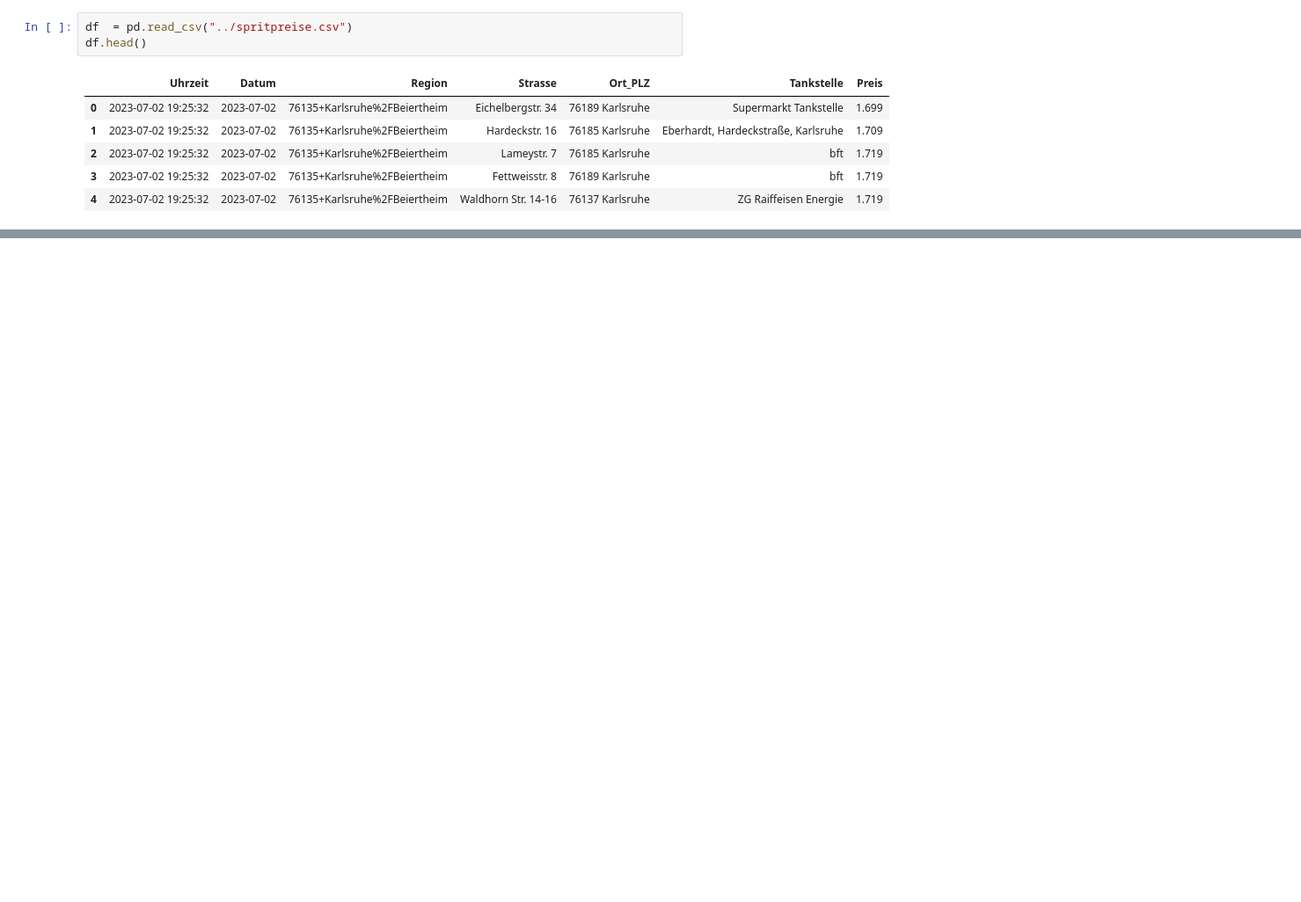
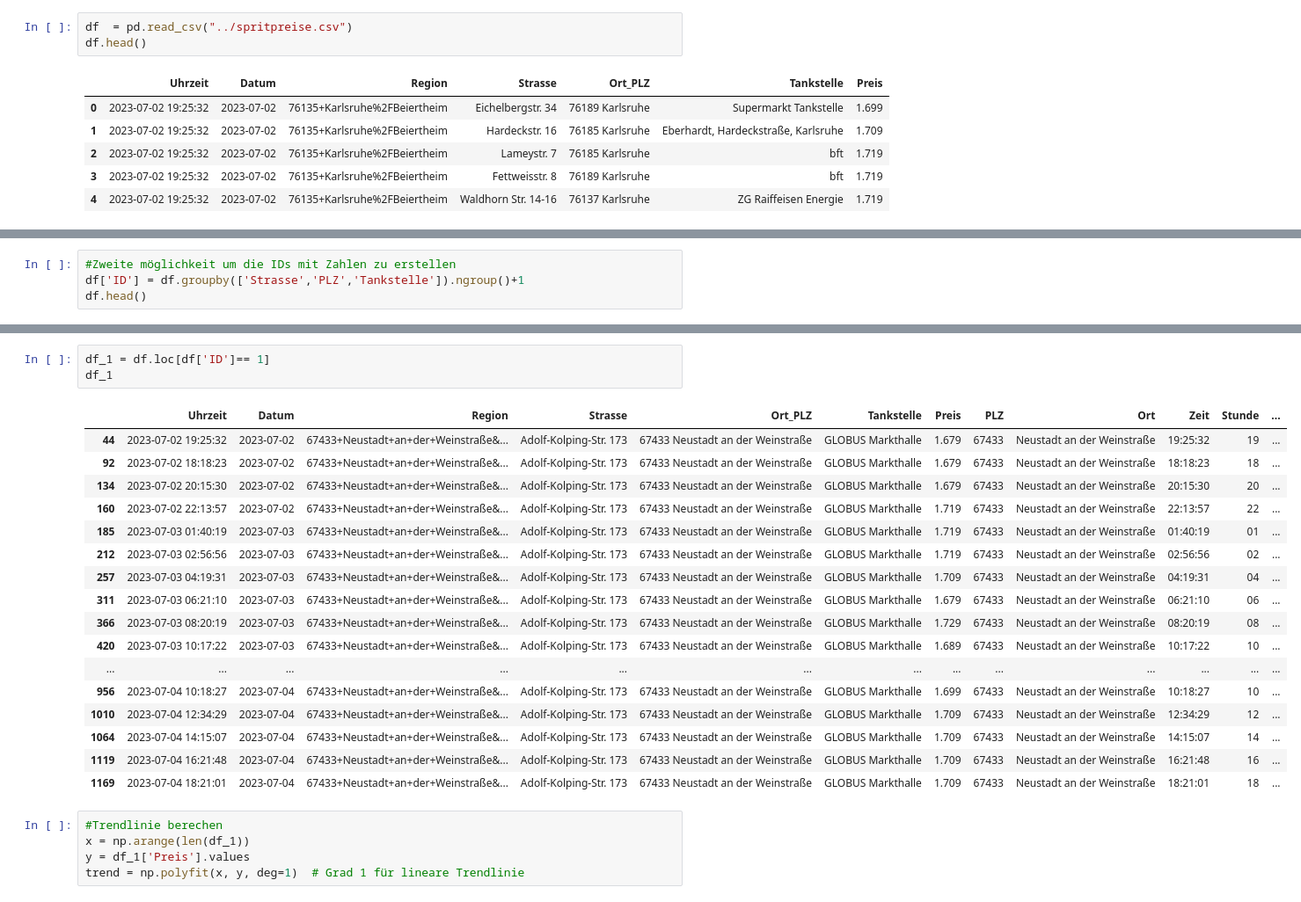
Before and after one commit to Sebbo28/SpritpreisFinder, a Jupyter notebook: analytics/first_version.ipynb, the cells around one changed output, grey strips where cells are left out. Shown at 88% size. Cells and saved outputs as stored; diff of their text form; blank space fills up the shorter version.

```diff
--- a/analytics/first_version.ipynb
+++ b/analytics/first_version.ipynb
@@ -75,0 +74,4 @@ df.drop_duplicates(subset=['Tankstelle','PLZ','Strasse'])
+# %%
+#Zweite möglichkeit um die IDs mit Zahlen zu erstellen
+df['ID'] = df.groupby(['Strasse','PLZ','Tankstelle']).ngroup()+1
+df.head()
@@ -75,0 +85,26 @@ df.drop_duplicates(subset=['Tankstelle','PLZ','Strasse'])
+# %%
+df_1 = df.loc[df['ID']== 1]
+df_1
+# %% [output]
+|  | Uhrzeit | Datum | Region | Strasse | Ort_PLZ | Tankstelle | Preis | PLZ | Ort | Zeit | Stunde | ... |
+| 44 | 2023-07-02 19:25:32 | 2023-07-02 | 67433+Neustadt+an+der+Weinstraße&... | Adolf-Kolping-Str. 173 | 67433 Neustadt an der Weinstraße | GLOBUS Markthalle | 1.679 | 67433 | Neustadt an der Weinstraße | 19:25:32 | 19 | ... |
+| 92 | 2023-07-02 18:18:23 | 2023-07-02 | 67433+Neustadt+an+der+Weinstraße&... | Adolf-Kolping-Str. 173 | 67433 Neustadt an der Weinstraße | GLOBUS Markthalle | 1.679 | 67433 | Neustadt an der Weinstraße | 18:18:23 | 18 | ... |
+| 134 | 2023-07-02 20:15:30 | 2023-07-02 | 67433+Neustadt+an+der+Weinstraße&... | Adolf-Kolping-Str. 173 | 67433 Neustadt an der Weinstraße | GLOBUS Markthalle | 1.679 | 67433 | Neustadt an der Weinstraße | 20:15:30 | 20 | ... |
+| 160 | 2023-07-02 22:13:57 | 2023-07-02 | 67433+Neustadt+an+der+Weinstraße&... | Adolf-Kolping-Str. 173 | 67433 Neustadt an der Weinstraße | GLOBUS Markthalle | 1.719 | 67433 | Neustadt an der Weinstraße | 22:13:57 | 22 | ... |
+| 185 | 2023-07-03 01:40:19 | 2023-07-03 | 67433+Neustadt+an+der+Weinstraße&... | Adolf-Kolping-Str. 173 | 67433 Neustadt an der Weinstraße | GLOBUS Markthalle | 1.719 | 67433 | Neustadt an der Weinstraße | 01:40:19 | 01 | ... |
+| 212 | 2023-07-03 02:56:56 | 2023-07-03 | 67433+Neustadt+an+der+Weinstraße&... | Adolf-Kolping-Str. 173 | 67433 Neustadt an der Weinstraße | GLOBUS Markthalle | 1.719 | 67433 | Neustadt an der Weinstraße | 02:56:56 | 02 | ... |
+| 257 | 2023-07-03 04:19:31 | 2023-07-03 | 67433+Neustadt+an+der+Weinstraße&... | Adolf-Kolping-Str. 173 | 67433 Neustadt an der Weinstraße | GLOBUS Markthalle | 1.709 | 67433 | Neustadt an der Weinstraße | 04:19:31 | 04 | ... |
+| 311 | 2023-07-03 06:21:10 | 2023-07-03 | 67433+Neustadt+an+der+Weinstraße&... | Adolf-Kolping-Str. 173 | 67433 Neustadt an der Weinstraße | GLOBUS Markthalle | 1.679 | 67433 | Neustadt an der Weinstraße | 06:21:10 | 06 | ... |
+| 366 | 2023-07-03 08:20:19 | 2023-07-03 | 67433+Neustadt+an+der+Weinstraße&... | Adolf-Kolping-Str. 173 | 67433 Neustadt an der Weinstraße | GLOBUS Markthalle | 1.729 | 67433 | Neustadt an der Weinstraße | 08:20:19 | 08 | ... |
+| 420 | 2023-07-03 10:17:22 | 2023-07-03 | 67433+Neustadt+an+der+Weinstraße&... | Adolf-Kolping-Str. 173 | 67433 Neustadt an der Weinstraße | GLOBUS Markthalle | 1.689 | 67433 | Neustadt an der Weinstraße | 10:17:22 | 10 | ... |
+| ... | ... | ... | ... | ... | ... | ... | ... | ... | ... | ... | ... | ... |
+| 956 | 2023-07-04 10:18:27 | 2023-07-04 | 67433+Neustadt+an+der+Weinstraße&... | Adolf-Kolping-Str. 173 | 67433 Neustadt an der Weinstraße | GLOBUS Markthalle | 1.699 | 67433 | Neustadt an der Weinstraße | 10:18:27 | 10 | ... |
+| 1010 | 2023-07-04 12:34:29 | 2023-07-04 | 67433+Neustadt+an+der+Weinstraße&... | Adolf-Kolping-Str. 173 | 67433 Neustadt an der Weinstraße | GLOBUS Markthalle | 1.709 | 67433 | Neustadt an der Weinstraße | 12:34:29 | 12 | ... |
+| 1064 | 2023-07-04 14:15:07 | 2023-07-04 | 67433+Neustadt+an+der+Weinstraße&... | Adolf-Kolping-Str. 173 | 67433 Neustadt an der Weinstraße | GLOBUS Markthalle | 1.709 | 67433 | Neustadt an der Weinstraße | 14:15:07 | 14 | ... |
+| 1119 | 2023-07-04 16:21:48 | 2023-07-04 | 67433+Neustadt+an+der+Weinstraße&... | Adolf-Kolping-Str. 173 | 67433 Neustadt an der Weinstraße | GLOBUS Markthalle | 1.709 | 67433 | Neustadt an der Weinstraße | 16:21:48 | 16 | ... |
+| 1169 | 2023-07-04 18:21:01 | 2023-07-04 | 67433+Neustadt+an+der+Weinstraße&... | Adolf-Kolping-Str. 173 | 67433 Neustadt an der Weinstraße | GLOBUS Markthalle | 1.709 | 67433 | Neustadt an der Weinstraße | 18:21:01 | 18 | ... |
+# %%
+#Trendlinie berechen
+x = np.arange(len(df_1))
+y = df_1['Preis'].values
+trend = np.polyfit(x, y, deg=1)  # Grad 1 für lineare Trendlinie
```
Also changed, not shown: parts of 9 cells of this notebook.
